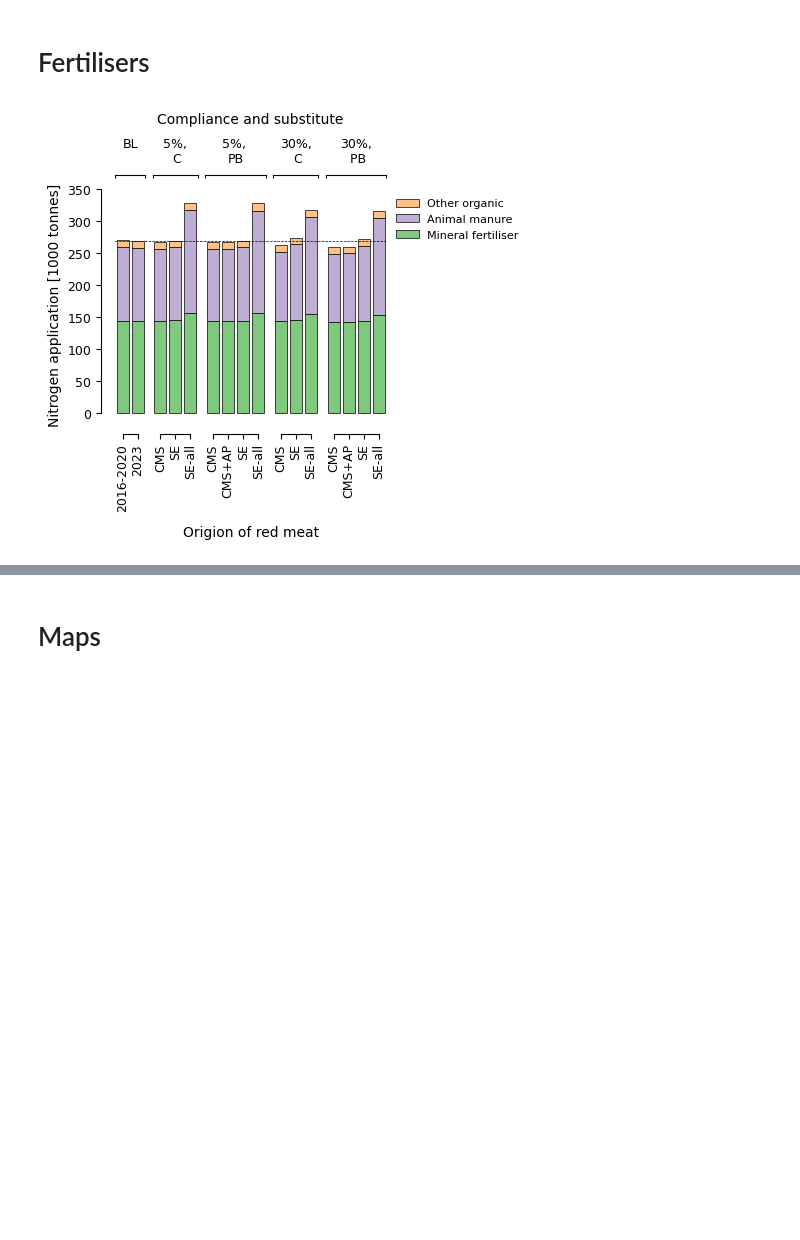
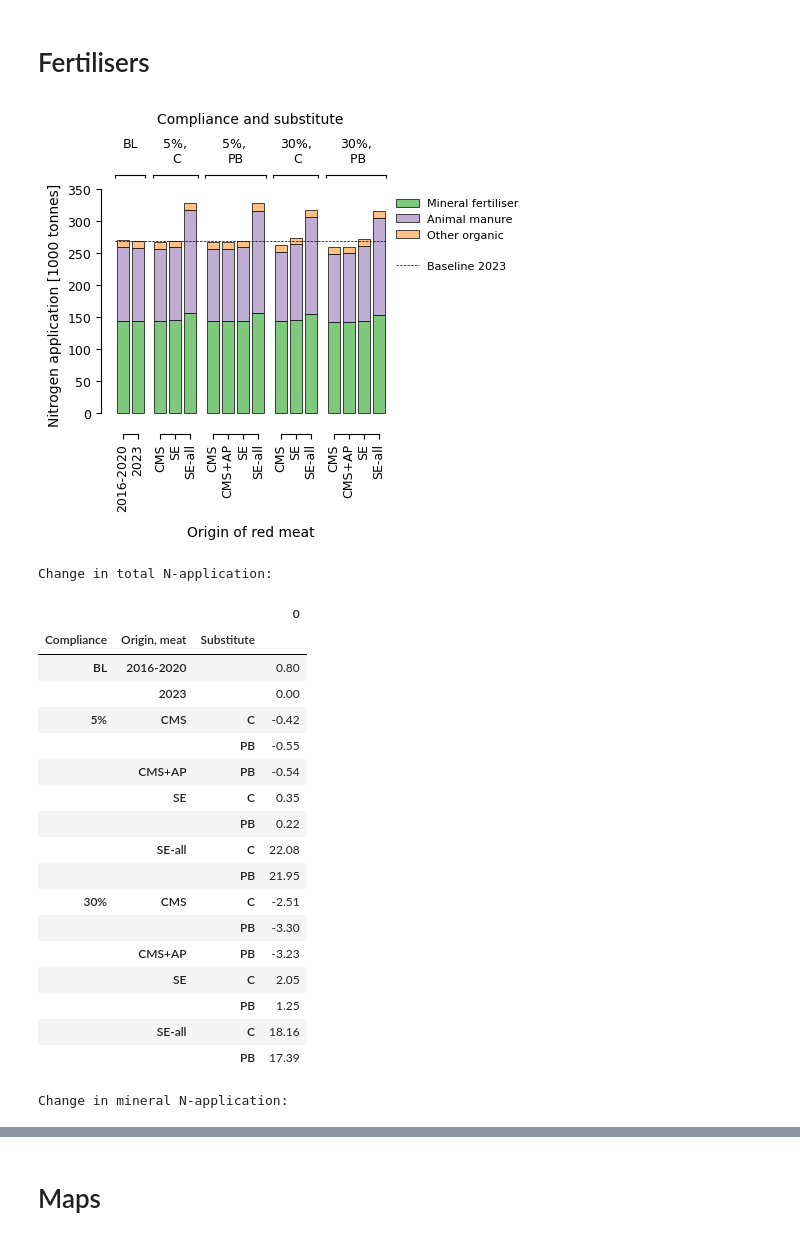
Before and after one commit to SLU-foodsystems/CIBUSmod-SLV2025, a Jupyter notebook: SLV2025_outputs.ipynb, the cells around one changed output, grey strips where cells are left out. Drawn from its saved outputs; the diff is of its cells as text; code cells hidden in the pictures; blank space fills up the shorter version.

```diff
--- a/SLV2025_outputs.ipynb
+++ b/SLV2025_outputs.ipynb
@@ -60,13 +60,15 @@ bar_style = {
     'grouptitle_fontsize':10,
     'ylabel_fontsize':10,
     'xlabel_fontsize':10,
-    'xlabel':'Origion of red meat',
+    'xlabel':'Origin of red meat',
     'grouptitle':'Compliance and substitute',
 }
 
 bar_style2 = {k:v for k,v in bar_style.items() if k != 'cmap'}
 
 def style_bar(ax, d):
+    from matplotlib.lines import Line2D
+
     if isinstance(d, pd.DataFrame):
         ax.legend(
             ncol=1, fontsize=8, reverse=True,
@@ -74,6 +76,32 @@ def style_bar(ax, d):
         )
     ax.axhline(d.loc[scn_tuple(BL_SCN[1])].sum(), color='black', linestyle='--', linewidth=0.5)
 
+def legend_add_markers(ax, net=True, bl=True, **kwargs):
+    from matplotlib.lines import Line2D
+
+    default_kwargs = {
+        'ncol':1, 'fontsize':8,
+        'bbox_to_anchor':(1,1), 'frameon':False
+    }
+    default_kwargs.update(kwargs)
+
+    handles, labels = ax.get_legend_handles_labels()
+
+    custom_lines = [Line2D([0], [0], marker='None', linestyle='None', label='')]
+    if net:
+        custom_lines += [Line2D([0], [0], color='black', marker='o', markersize=3, linestyle='None', label='Net effect')]
+    if bl:
+        custom_lines += [Line2D([0], [0], color='black', linestyle='--', linewidth=0.5, label='Baseline 2023'),]
+
+    handles += custom_lines
+    labels += [line.get_label() for line in custom_lines]
+
+    # Set the combined legend
+    ax.legend(
+        handles, labels,
+        **default_kwargs
+    )
+
 def annotate_axs(axs, size=10, pos=(-0.2,1.3)):
     import string
     for i, ax in enumerate(axs.flatten()):
@@ -971,23 +1045,56 @@ display((
 # %%
 d = pd.concat([
     session.get_attr('c','fertiliser.mineral_N','none').rename('Mineral fertiliser'),
     session.get_attr('c','fertiliser.manure_N','none').rename('Animal manure'),
     session.get_attr('c','fertiliser.organic_N','none').rename('Other organic')
 ], axis=1) / 1_000_000
 d.index = make_scn_idx(d.index)
 
 fig,ax = plt.subplots(figsize=(3.5,3))
 cm.plot.bar(
     d,
     ax = ax,
     ylabel='Nitrogen application [1000 tonnes]',
     ylim=(-10,350),
     **bar_style
 )
+style_bar(ax, d)
+legend_add_markers(ax, net=False)
 
-style_bar(ax, d)
 d.to_csv('output/N_fert_ktN.csv')
 plt.savefig('output/figs/N_fert.png',dpi=200,bbox_inches='tight')
 plt.show()
+
+print('Change in total N-application:')
+display((
+    d.sum(axis=1)
+    / d.loc[scn_tuple(BL_SCN[1])].sum() * 100 - 100
+).to_frame().style.format(precision=2))
+
+print('Change in mineral N-application:')
+display((
+    d.loc[:,'Mineral fertiliser']
+    / d.loc[:,'Mineral fertiliser'].loc[scn_tuple(BL_SCN[1])].sum() * 100 - 100
+).to_frame().style.format(precision=2))
 # %% [output]
-[figure, old version]
+[figure, new version]
+Change in total N-application:
+|  |  |  | 0 |
+| Compliance | Origin, meat | Substitute |  |
+| BL | 2016-2020 |  | 0.80 |
+|  | 2023 |  | 0.00 |
+| 5% | CMS | C | -0.42 |
+|  |  | PB | -0.55 |
+|  | CMS+AP | PB | -0.54 |
+|  | SE | C | 0.35 |
+|  |  | PB | 0.22 |
+|  | SE-all | C | 22.08 |
+|  |  | PB | 21.95 |
+| 30% | CMS | C | -2.51 |
+|  |  | PB | -3.30 |
+|  | CMS+AP | PB | -3.23 |
+|  | SE | C | 2.05 |
+|  |  | PB | 1.25 |
+|  | SE-all | C | 18.16 |
+|  |  | PB | 17.39 |
+Change in mineral N-application:
```
Also changed, not shown: parts of 17 cells of this notebook, 10 other files.
